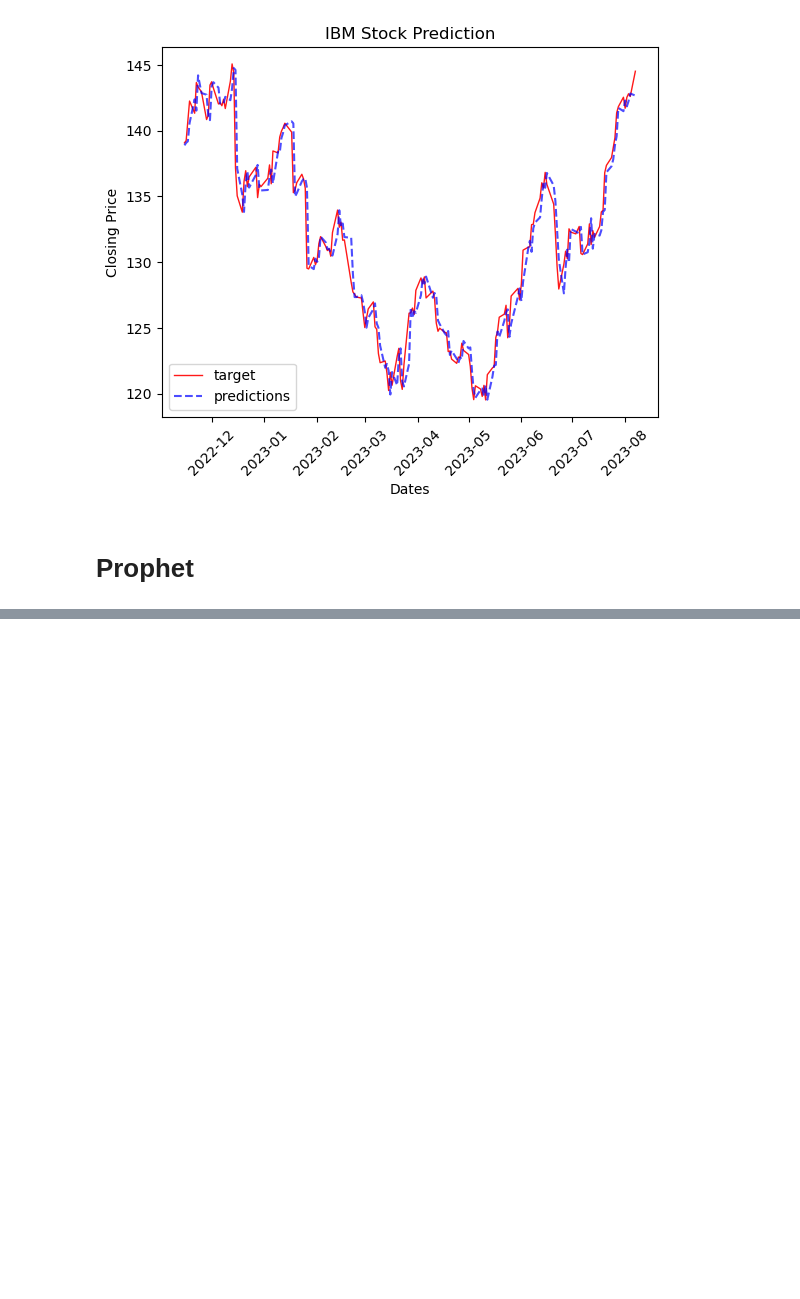
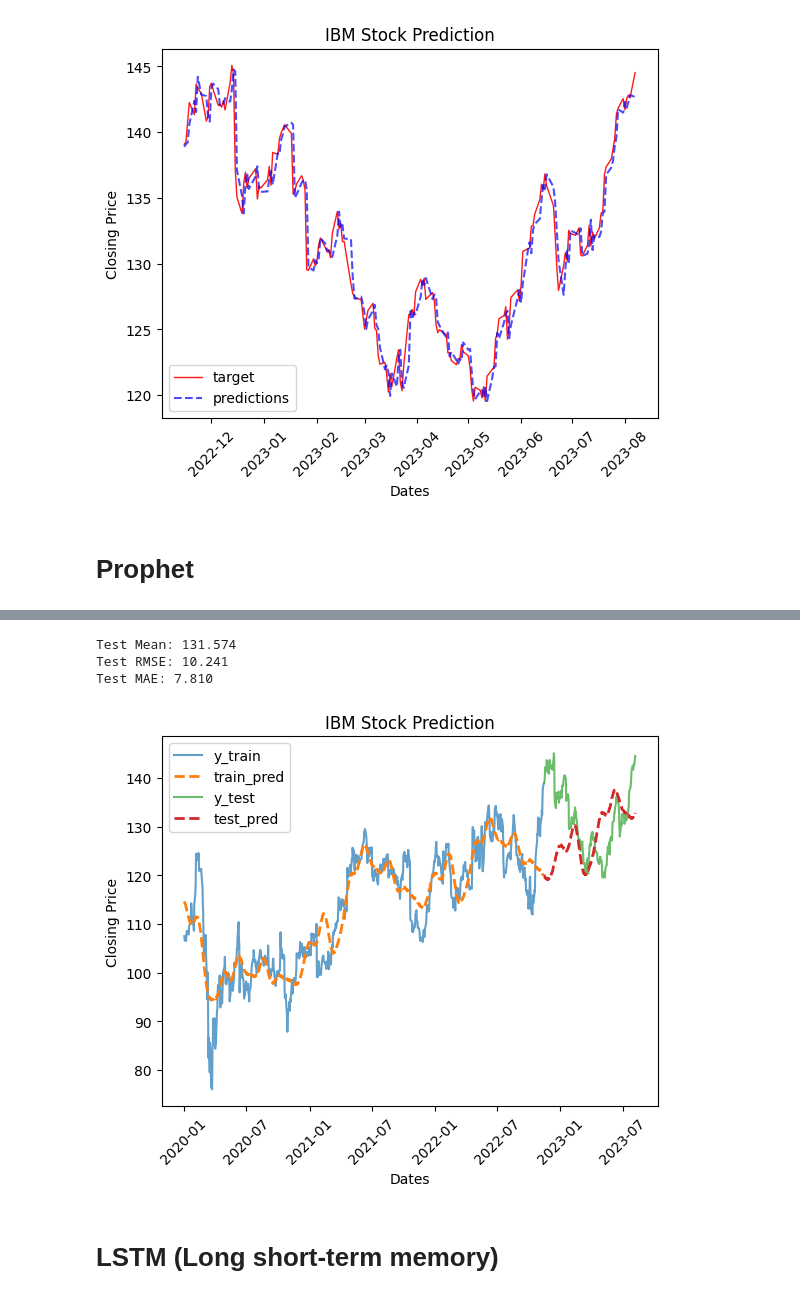
Before and after one commit to trtrgfh/y36LwAR7LjNiYTfP, a Jupyter notebook: Untitled.ipynb, the cells around one changed output, grey strips where cells are left out. Drawn from its saved outputs; the diff is of its cells as text; code cells hidden in the pictures; blank space fills up the shorter version.

```diff
--- a/Untitled.ipynb
+++ b/Untitled.ipynb
@@ -615,5 +471,6 @@ Name: Adj Close, Length: 724, dtype: float64
 # %%
 prop_train = pd.DataFrame({'ds': train.index, 'y': train.values})
+prop_test = pd.DataFrame({'ds': test.index, 'y': test.values})
 prop_train
 # %% [output]
 |  | ds | y |
@@ -652,4 +504,9 @@ dyld[88967]: Library not loaded: @rpath/libtbb.dylib
 # %%
-future = model.make_future_dataframe(periods=365)  # Forecasting 365 days ahead
-forecast = model.predict(future)
+# future = model.make_future_dataframe(periods=len(test))
+train_future = prop_train[['ds']]
+test_future = prop_test[['ds']]
+# future = pd.DataFrame(df.index.values, columns=["ds"])
+train_forecast = model.predict(train_future)
+test_forecast = model.predict(test_future)
+test_forecast
 # %% [output]
@@ -685,16 +555,27 @@ for i in range(len(prop_test)):
 # %%
-rmse = math.sqrt(mean_squared_error(prop_test, pred))
-print('Test Mean: %.3f' % prop_test.mean())
+pred = test_forecast["yhat"].values
+rmse = math.sqrt(mean_squared_error(prop_test['y'].values, pred))
+print('Test Mean: %.3f' % prop_test['y'].values.mean())
 print('Test RMSE: %.3f' % rmse)
-mae = mean_absolute_error(prop_test, pred)
+mae = mean_absolute_error(prop_test['y'].values, pred)
 print('Test MAE: %.3f' % mae)
 
 # plot forecasts against actual outcomes
-plt.plot(test_date, prop_test, color="red", label="target", linestyle='-', linewidth=1, alpha=0.9)
-plt.plot(test_date, pred, color="blue", label="predictions", linestyle='--', linewidth=1.5, alpha=0.7)
+plt.plot(train.index.values, train.values, label="y_train", linestyle='-', linewidth=1.5, alpha=0.7)
+plt.plot(train.index.values, train_forecast["yhat"].values, label="train_pred", linestyle='--', linewidth=2, alpha=1)
+plt.plot(test_date, test.values, label="y_test", linestyle='-', linewidth=1.5, alpha=0.7)
+plt.plot(test_date, test_forecast["yhat"].values, label="test_pred", linestyle='--', linewidth=2, alpha=1)
+
 plt.legend()
 plt.xticks(rotation = 45)
 plt.title(f"{symbol} Stock Prediction")
 plt.xlabel("Dates")
 plt.ylabel("Closing Price")
 plt.show()
+# %% [output]
+Test Mean: 131.574
+Test RMSE: 10.241
+Test MAE: 7.810
+[figure, added]
+# %% [markdown]
+# LSTM (Long short-term memory)
```
Also changed, not shown: parts of 21 cells of this notebook.
